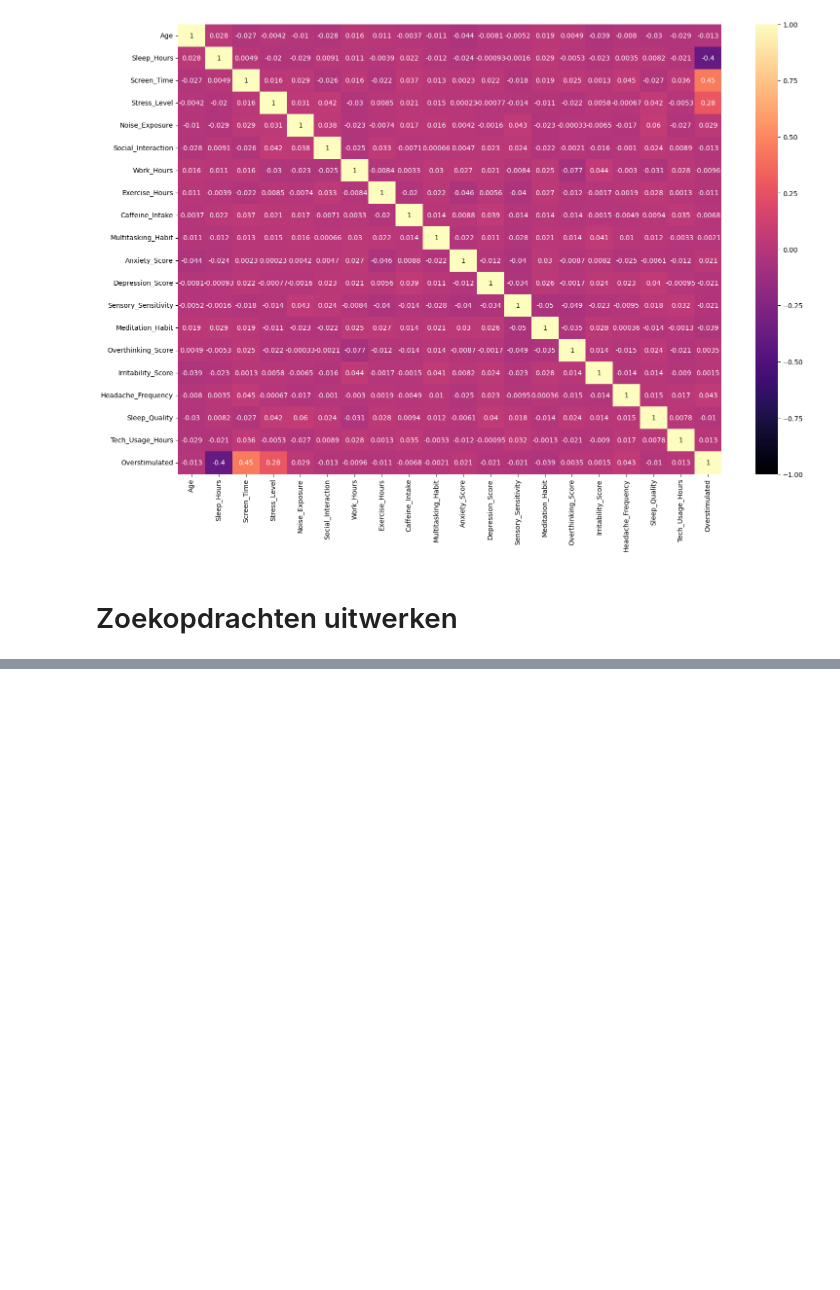
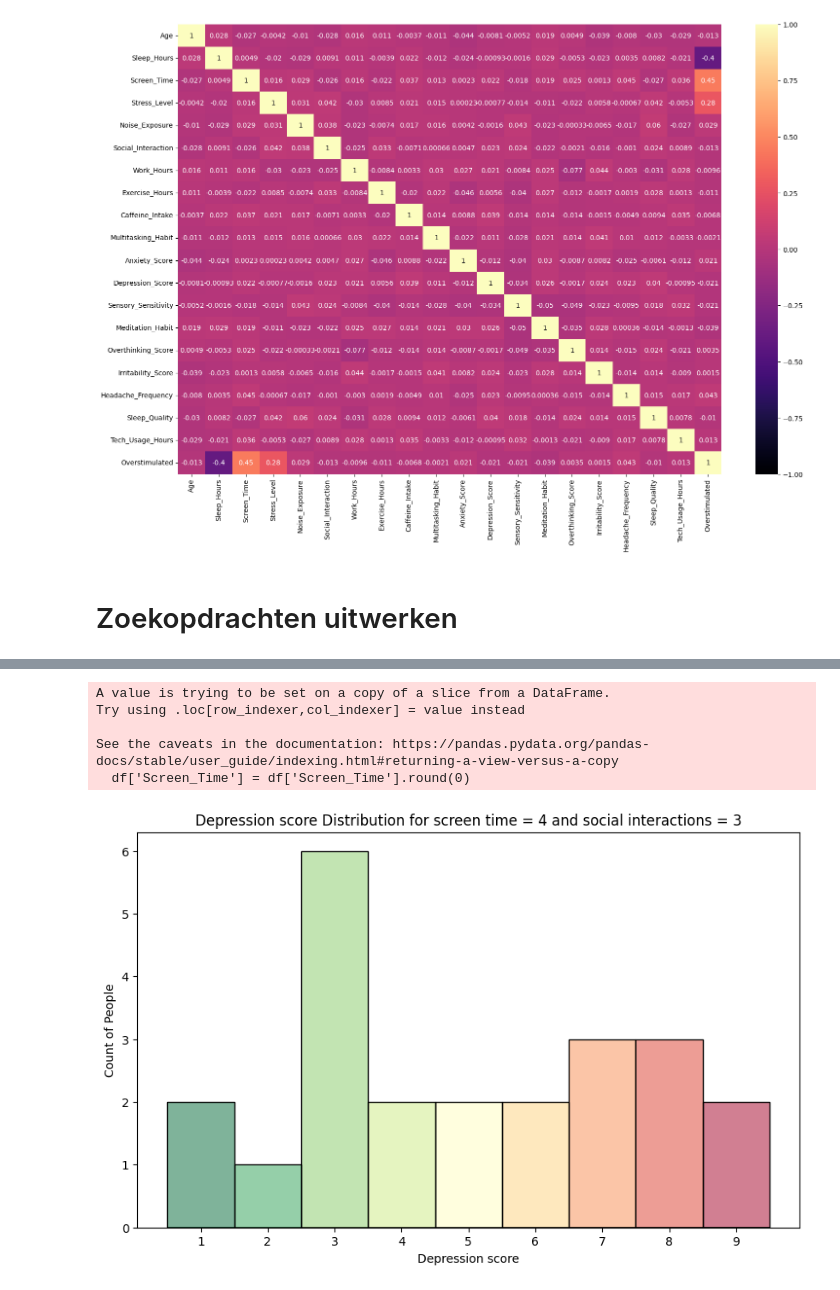
Before and after one commit to vinnikalessia/Eindproject_overstimulation_and_lifestyle, a Jupyter notebook: Voorbereiding.ipynb, the cells around one changed output, grey strips where cells are left out. Drawn from its saved outputs; the diff is of its cells as text; code cells hidden in the pictures; blank space fills up the shorter version.

```diff
--- a/Voorbereiding.ipynb
+++ b/Voorbereiding.ipynb
@@ -300,0 +285,34 @@ Of 42 people, 26 are overstimulated at the age 21
+# %%
+# What could be the depression score depending on amount of social interactions and screen time?
+screen_time = 4
+social_interaction = 3
+
+# copy df
+df = dataset.copy()
+
+# filter dataset for social interaction
+df = dataset[dataset['Social_Interaction'] == social_interaction]
+
+# round screen time to nearest integer
+df['Screen_Time'] = df['Screen_Time'].round(0)
+
+# filter on screen time
+df = df[df['Screen_Time'] == screen_time]
+
+# y-axis is count of people and x-axis is stress level
+plt.figure(figsize=(10, 6))
+sns.histplot(data=df, x='Depression_Score', bins=8, color='lightblue', discrete=True, hue='Depression_Score', palette='RdYlGn_r')
+# disable legend
+plt.legend([], [], frameon=False)
+plt.xticks(ticks=range(1, 10), labels=range(1, 10))
+plt.title(f'Depression score Distribution for screen time = {screen_time} and social interactions = {social_interaction}')
+plt.xlabel('Depression score')
+plt.ylabel('Count of People')
+plt.show()
+# %% [output]
+A value is trying to be set on a copy of a slice from a DataFrame.
+Try using .loc[row_indexer,col_indexer] = value instead
+
+See the caveats in the documentation: https://pandas.pydata.org/pandas-docs/stable/user_guide/indexing.html#returning-a-view-versus-a-copy
+  df['Screen_Time'] = df['Screen_Time'].round(0)
+[figure, added]
```
Also changed, not shown: parts of 16 cells of this notebook, 11 other files.
